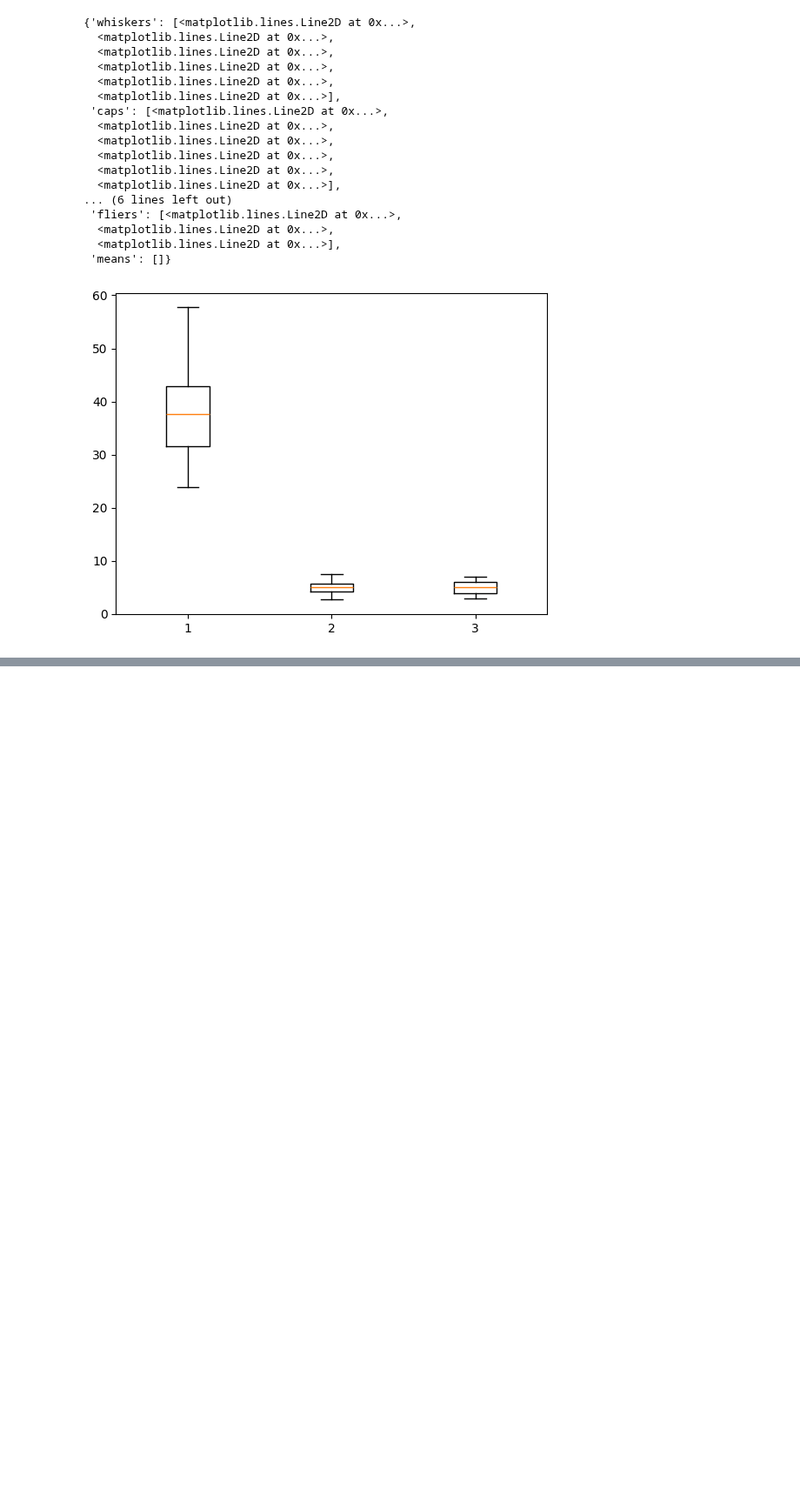
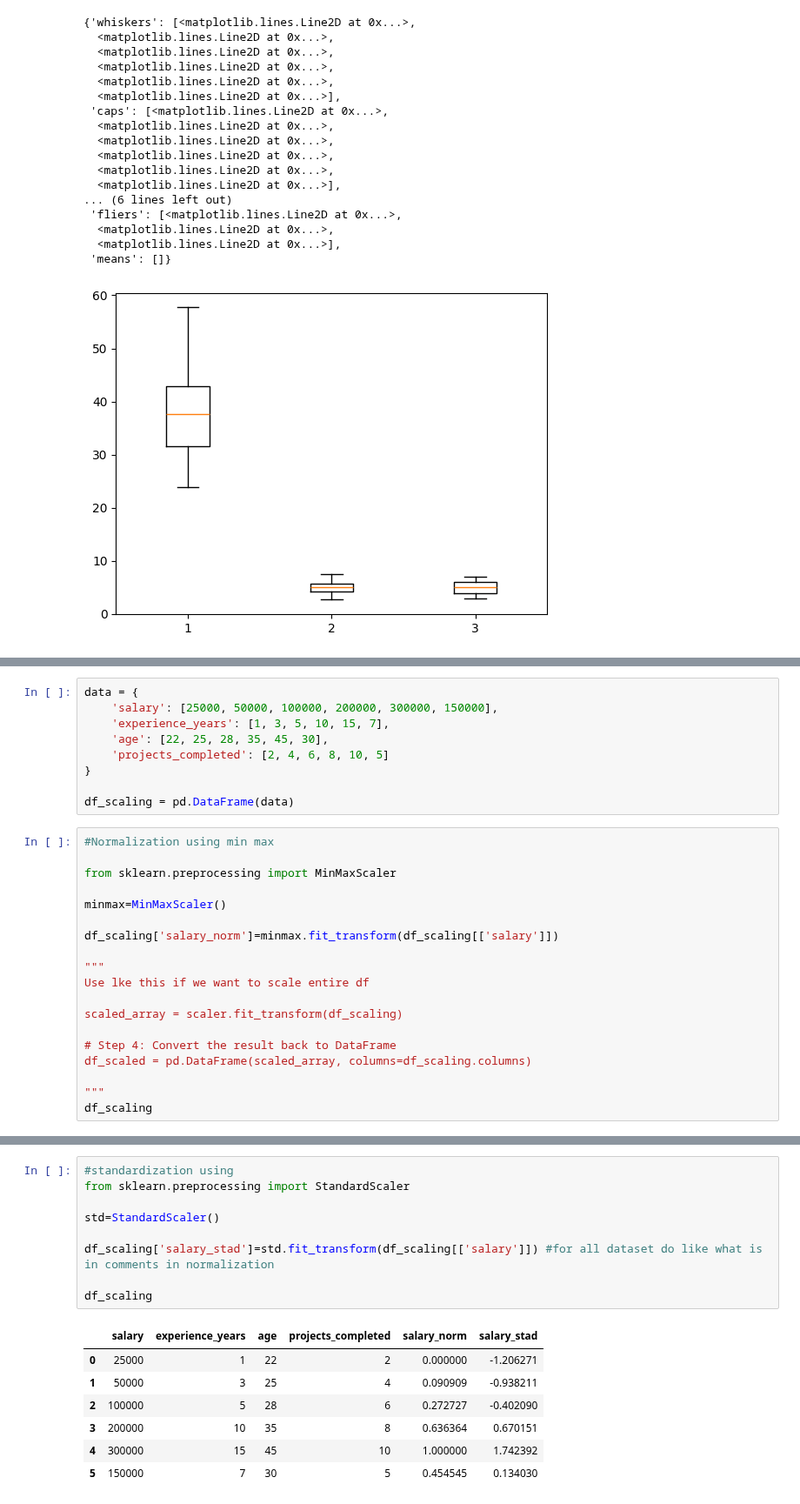
Before and after one commit to KedarDamale/Data-Science, a Jupyter notebook: Data-science/3.Data-pre-processing.ipynb, the cells around one changed output, grey strips where cells are left out. Shown at 87% size. Drawn from its saved outputs; the diff is of its cells as text; blank space fills up the shorter version.

Commit message:
Added data science notes

```diff
--- a/Data-science/3.Data-pre-processing.ipynb
+++ b/Data-science/3.Data-pre-processing.ipynb
@@ -1013,0 +1094,28 @@ plt.boxplot(df_no_outliers_iqr)
+# %%
+data = {
+    'salary': [25000, 50000, 100000, 200000, 300000, 150000],
+    'experience_years': [1, 3, 5, 10, 15, 7],
+    'age': [22, 25, 28, 35, 45, 30],
+    'projects_completed': [2, 4, 6, 8, 10, 5]
+}
+
+df_scaling = pd.DataFrame(data)
+# %%
+#Normalization using min max
+
+from sklearn.preprocessing import MinMaxScaler
+
+minmax=MinMaxScaler()
+
+df_scaling['salary_norm']=minmax.fit_transform(df_scaling[['salary']])
+
+"""
+Use lke this if we want to scale entire df
+
+scaled_array = scaler.fit_transform(df_scaling)
+
+# Step 4: Convert the result back to DataFrame
+df_scaled = pd.DataFrame(scaled_array, columns=df_scaling.columns)
+
+"""
+df_scaling
@@ -1013,0 +1130,17 @@ plt.boxplot(df_no_outliers_iqr)
+# %%
+#standardization using
+from sklearn.preprocessing import StandardScaler
+
+std=StandardScaler()
+
+df_scaling['salary_stad']=std.fit_transform(df_scaling[['salary']]) #for all dataset do like what is in comments in normalization
+
+df_scaling
+# %% [output]
+|  | salary | experience_years | age | projects_completed | salary_norm | salary_stad |
+| 0 | 25000 | 1 | 22 | 2 | 0.000000 | -1.206271 |
+| 1 | 50000 | 3 | 25 | 4 | 0.090909 | -0.938211 |
+| 2 | 100000 | 5 | 28 | 6 | 0.272727 | -0.402090 |
+| 3 | 200000 | 10 | 35 | 8 | 0.636364 | 0.670151 |
+| 4 | 300000 | 15 | 45 | 10 | 1.000000 | 1.742392 |
+| 5 | 150000 | 7 | 30 | 5 | 0.454545 | 0.134030 |
```
Also changed, not shown: parts of 4 cells of this notebook.
